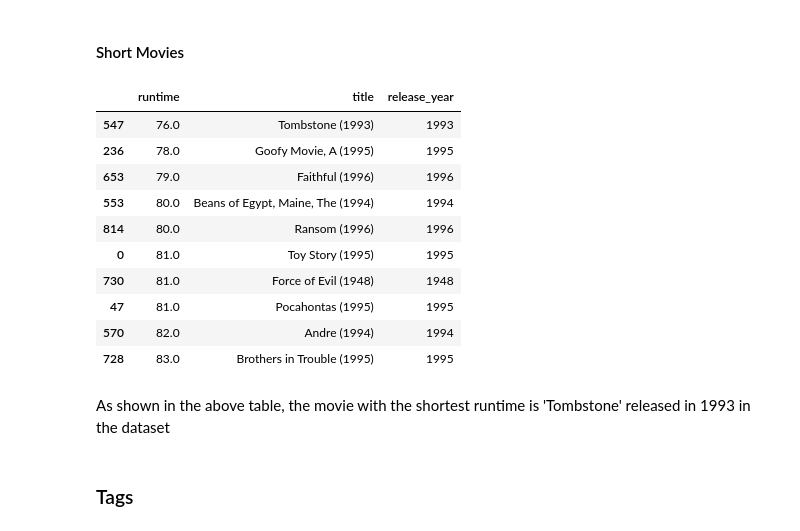
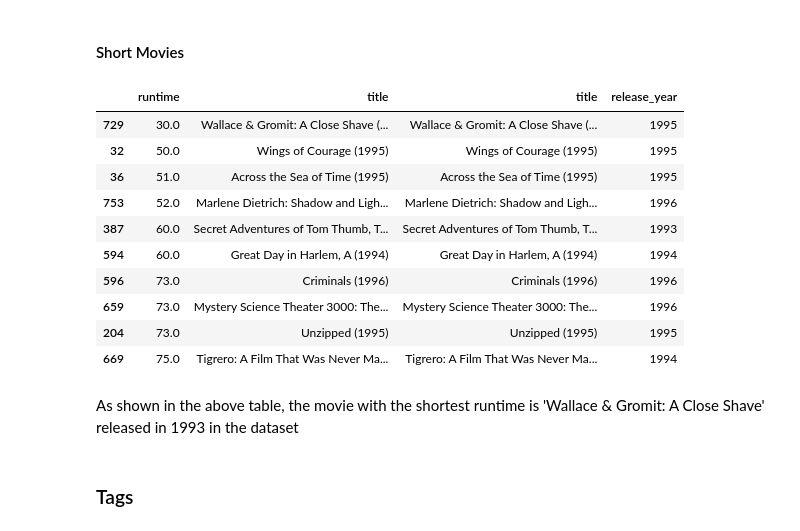
Before and after one commit to Explore-AI/unsupervised-predict-streamlit-template, a Jupyter notebook: Team_14 notebook.ipynb, the cells around one changed output. Saved outputs shown, nothing was run; the diff lists cells and outputs as text; code cells hidden in the pictures.

```diff
--- a/Team_14 notebook.ipynb
+++ b/Team_14 notebook.ipynb
@@ -725,21 +755,21 @@ As shown in the above table, the longest movie is 'Scout The' with the runtime o
 #### Short Movies
 # %%
 # Show movies with short lengths
-df[df['runtime'] > 0][['runtime', 'title', 'release_year']].sort_values('runtime').head(10)
+con[con['runtime'] > 0][['runtime', 'title', 'release_year']].sort_values('runtime').head(10)
 # %% [output]
-|  | runtime | title | release_year |
-| 547 | 76.0 | Tombstone (1993) | 1993 |
-| 236 | 78.0 | Goofy Movie, A (1995) | 1995 |
-| 653 | 79.0 | Faithful (1996) | 1996 |
-| 553 | 80.0 | Beans of Egypt, Maine, The (1994) | 1994 |
-| 814 | 80.0 | Ransom (1996) | 1996 |
-| 0 | 81.0 | Toy Story (1995) | 1995 |
-| 730 | 81.0 | Force of Evil (1948) | 1948 |
-| 47 | 81.0 | Pocahontas (1995) | 1995 |
-| 570 | 82.0 | Andre (1994) | 1994 |
-| 728 | 83.0 | Brothers in Trouble (1995) | 1995 |
+|  | runtime | title | title | release_year |
+| 729 | 30.0 | Wallace & Gromit: A Close Shave (... | Wallace & Gromit: A Close Shave (... | 1995 |
+| 32 | 50.0 | Wings of Courage (1995) | Wings of Courage (1995) | 1995 |
+| 36 | 51.0 | Across the Sea of Time (1995) | Across the Sea of Time (1995) | 1995 |
+| 753 | 52.0 | Marlene Dietrich: Shadow and Ligh... | Marlene Dietrich: Shadow and Ligh... | 1996 |
+| 387 | 60.0 | Secret Adventures of Tom Thumb, T... | Secret Adventures of Tom Thumb, T... | 1993 |
+| 594 | 60.0 | Great Day in Harlem, A (1994) | Great Day in Harlem, A (1994) | 1994 |
+| 596 | 73.0 | Criminals (1996) | Criminals (1996) | 1996 |
+| 659 | 73.0 | Mystery Science Theater 3000: The... | Mystery Science Theater 3000: The... | 1996 |
+| 204 | 73.0 | Unzipped (1995) | Unzipped (1995) | 1995 |
+| 669 | 75.0 | Tigrero: A Film That Was Never Ma... | Tigrero: A Film That Was Never Ma... | 1994 |
 # %% [markdown]
-As shown in the above table, the movie with the shortest runtime is 'Tombstone' released in 1993 in the dataset
+As shown in the above table, the movie with the shortest runtime is 'Wallace & Gromit: A Close Shave' released in 1993 in the dataset
 # %% [markdown]
 ### Tags
 # %% [markdown]
```
Also changed, not shown: parts of 31 cells of this notebook.
